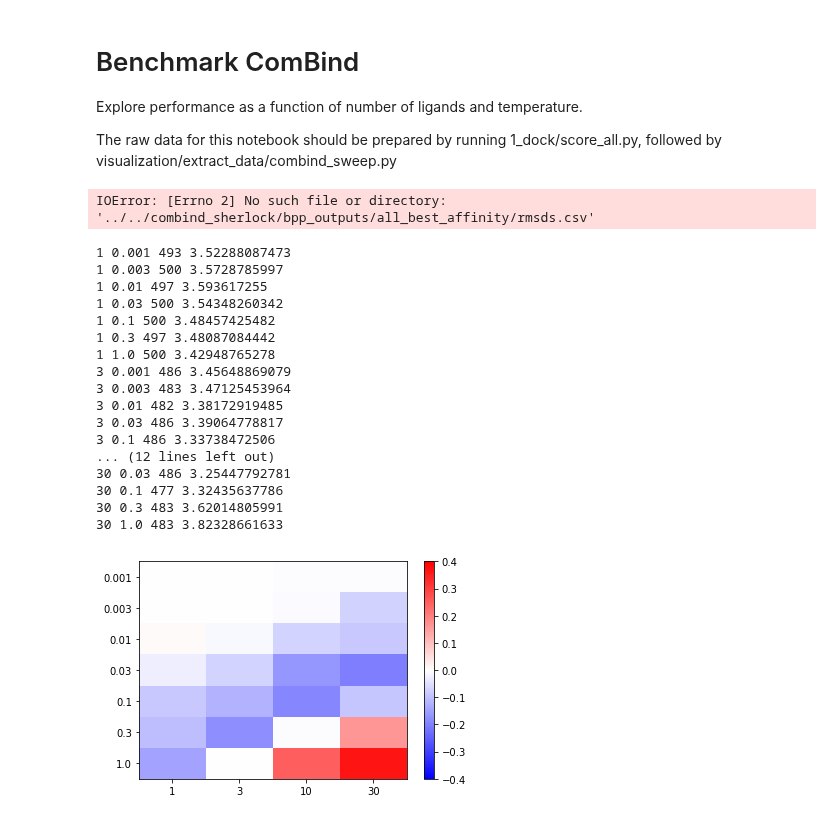
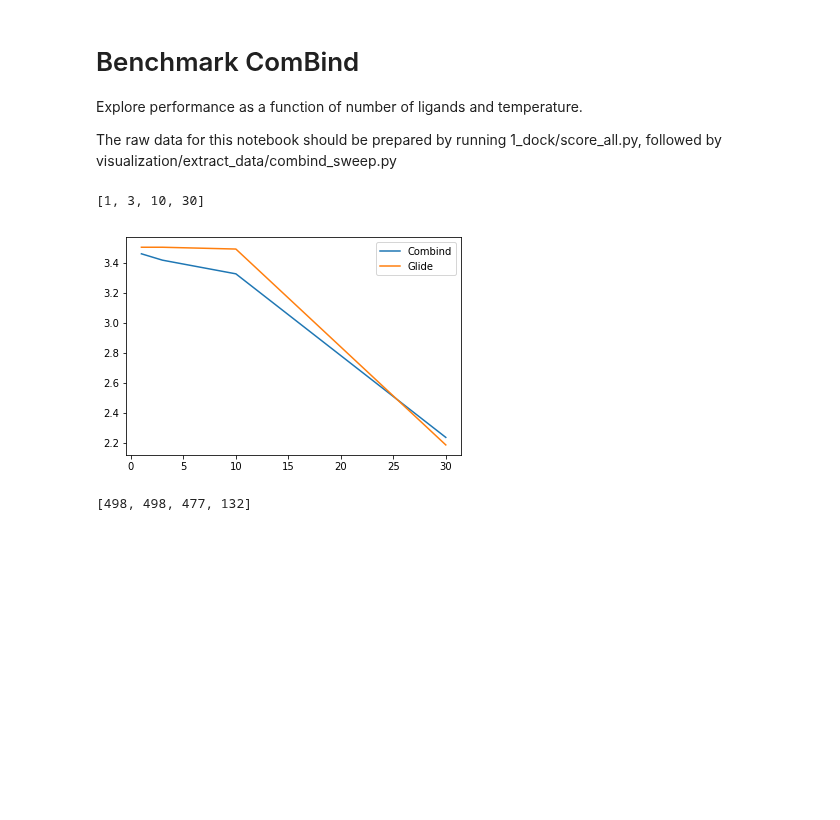
Before and after one commit to orangese/combind_multistruct_benchmarking, a Jupyter notebook: notebooks/benchmark_sweep.ipynb, the cells around one changed output. Cells and saved outputs as stored; diff of their text form; code cells hidden in the pictures; blank space fills up the shorter version.

```diff
--- a/notebooks/benchmark_sweep.ipynb
+++ b/notebooks/benchmark_sweep.ipynb
@@ -10,62 +10,43 @@ import matplotlib.pyplot as plt
 %matplotlib inline
 # %%
 rmsds = {}
-with open('../../combind_sherlock/bpp_outputs/all_best_affinity/rmsds.csv') as fp:
+with open('../../combind_data/bpp_outputs/best_mcss_stats5/rmsds.csv') as fp:
     for line in fp:
-        t, n, protein, ligand, best, glide, combind = line.strip().split(',')
-        t = float(t.split('=')[1])
+        n, protein, ligand, best, glide, combind = line.strip().split(',')
         n = int(n.split('=')[1])
         best, glide, combind = float(best), float(glide), float(combind)
         #if best > 2: continue
-        if (t, n) not in rmsds: rmsds[(t,n)] = {}
-        if protein not in rmsds[(t, n)]: rmsds[(t, n)][protein] = {}
-        rmsds[(t, n)][protein][ligand] = (best, glide, combind)
+        if n not in rmsds: rmsds[n] = {}
+        if protein not in rmsds[n]: rmsds[n][protein] = {}
+        rmsds[n][protein][ligand] = (best, glide, combind)
-# %% [output]
-IOError: [Errno 2] No such file or directory: '../../combind_sherlock/bpp_outputs/all_best_affinity/rmsds.csv'
 # %%
 from scipy.stats import ttest_rel
 
-N = sorted(set([k[1] for k in rmsds.keys()]))
-T = sorted(set([k[0] for k in rmsds.keys()]))
+N = sorted(set([k for k in rmsds.keys()]))
+print N
 
-C = np.zeros((len(N), len(T)))
-G = np.zeros((len(N), len(T)))
+C, G, T = [], [], []
 
 for i, n in enumerate(N):
-    for j, t in enumerate(T):
-        c, g = [], []
-        for prot, ligs in rmsds[(t, n)].items():
-            for lig, (best, glide, combind) in ligs.items():
-                c += [combind]
-                g += [glide]
-        C[i, j] = sum(c) / float(len(c))
-        G[i, j] = sum(g) / float(len(g))
-        print n, t, len(c), C[i, j]
+    c, g = [], []
+    for prot, ligs in rmsds[n].items():
+        for lig, (best, glide, combind) in ligs.items():
+            c += [combind]
+            g += [glide]
+    C += [sum(c) / float(len(c))]
+    G += [sum(g) / float(len(g))]
+    T += [len(c)]
 
-plt.imshow((C-G).T, aspect = 'auto', cmap = 'bwr', vmin = -.4, vmax = .4)
-plt.colorbar()
-plt.xticks(range(len(N)), N)
-plt.yticks(range(len(T)), T)
+plt.plot(N, C, label = 'Combind')
+plt.plot(N, G, label = 'Glide')
+plt.legend()
 plt.show()
+
+print T
 # %% [output]
-1 0.001 493 3.52288087473
-1 0.003 500 3.5728785997
-1 0.01 497 3.593617255
-1 0.03 500 3.54348260342
-1 0.1 500 3.48457425482
-1 0.3 497 3.48087084442
-1 1.0 500 3.42948765278
-3 0.001 486 3.45648869079
-3 0.003 483 3.47125453964
-3 0.01 482 3.38172919485
-3 0.03 486 3.39064778817
-3 0.1 486 3.33738472506
-... (12 lines left out)
-30 0.03 486 3.25447792781
-30 0.1 477 3.32435637786
-30 0.3 483 3.62014805991
-30 1.0 483 3.82328661633
+[1, 3, 10, 30]
-[figure, old version]
+[figure, new version]
+[498, 498, 477, 132]
 # %%
 from scipy.stats import ttest_rel
 x, y = [], []
```
Also changed, not shown: parts of 6 cells of this notebook, 6 other files.
